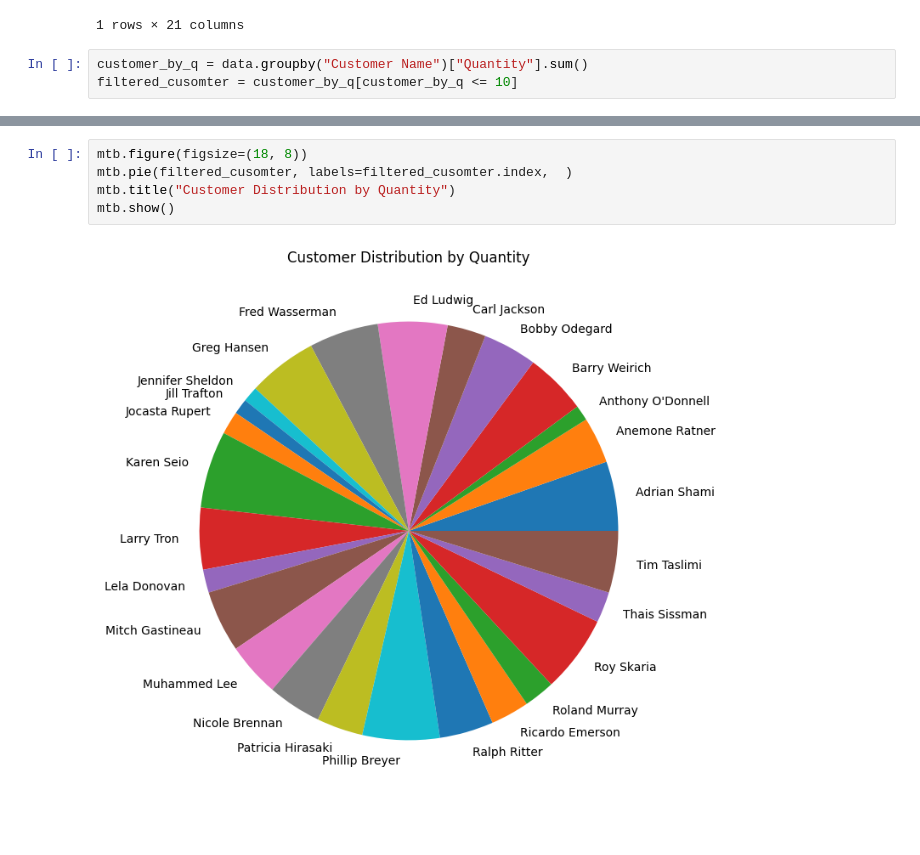
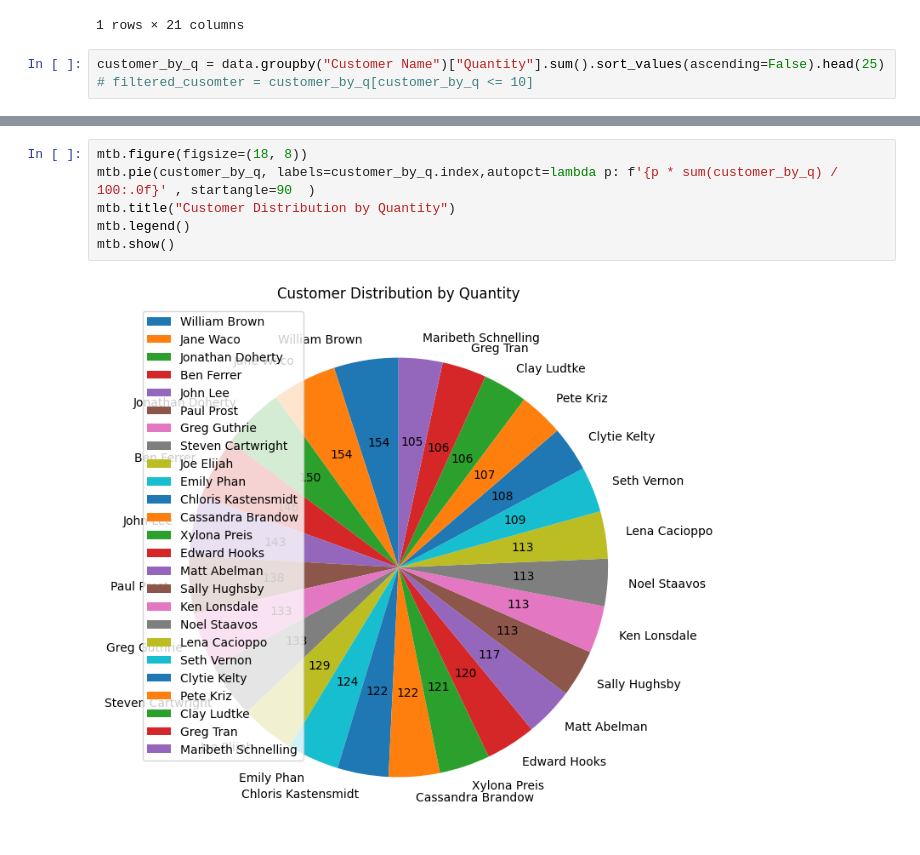
Before and after one commit to FrazKhan1/py-gradient-descent, a Jupyter notebook: sales_pred.ipynb, the cells around one changed output, grey strips where cells are left out. Drawn from its saved outputs; the diff is of its cells as text.

Commit message:
add values along with customers name

```diff
--- a/sales_pred.ipynb
+++ b/sales_pred.ipynb
@@ -49,5 +49,5 @@ data.head(1)
 | 0 | 1 | US-2021-103800 | 03-01-2021 | 07-01-2021 | Standard Class | DP-13000 | Darren Powers | Consumer | ... |
 1 rows × 21 columns
 # %%
-customer_by_q = data.groupby("Customer Name")["Quantity"].sum()
-filtered_cusomter = customer_by_q[customer_by_q <= 10]
+customer_by_q = data.groupby("Customer Name")["Quantity"].sum().sort_values(ascending=False).head(25)
+# filtered_cusomter = customer_by_q[customer_by_q <= 10]
@@ -54,7 +74,8 @@ filtered_cusomter = customer_by_q[customer_by_q <= 10]
 # %%
 mtb.figure(figsize=(18, 8))
-mtb.pie(filtered_cusomter, labels=filtered_cusomter.index,  )
+mtb.pie(customer_by_q, labels=customer_by_q.index,autopct=lambda p: f'{p * sum(customer_by_q) / 100:.0f}' , startangle=90  )
 mtb.title("Customer Distribution by Quantity")
+mtb.legend()
 mtb.show()
 # %% [output]
-[figure, old version]
+[figure, new version]
```
Also changed, not shown: parts of 1 cell of this notebook.
